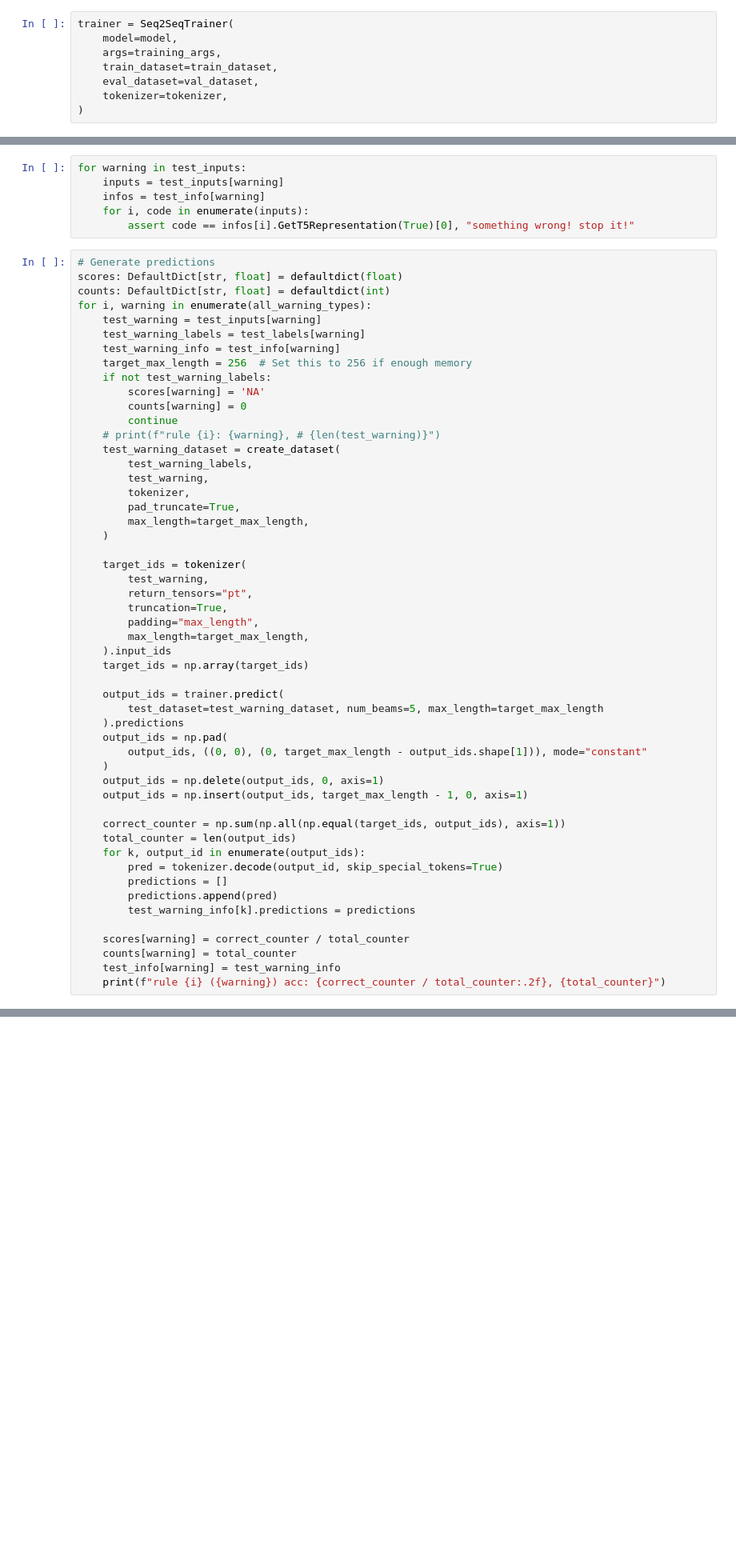
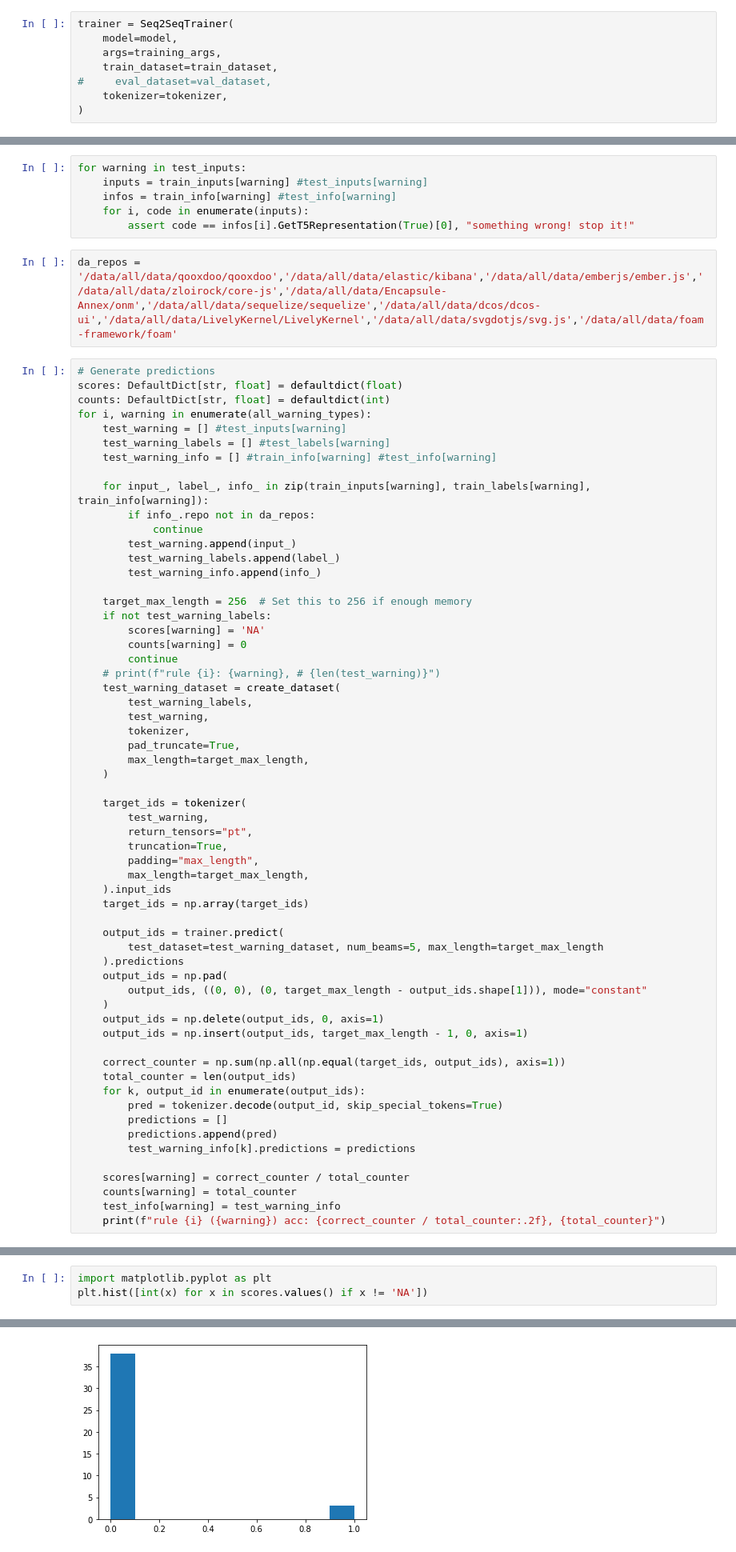
Before and after one commit to arminzirak/TFix, a Jupyter notebook: tbug_inference.ipynb, the cells around one changed output, grey strips where cells are left out. Shown at 80% size. Cells and saved outputs as stored; diff of their text form; blank space fills up the shorter version.

```diff
--- a/tbug_inference.ipynb
+++ b/tbug_inference.ipynb
@@ -134,7 +137,7 @@ trainer = Seq2SeqTrainer(
     model=model,
     args=training_args,
     train_dataset=train_dataset,
-    eval_dataset=val_dataset,
+#     eval_dataset=val_dataset,
     tokenizer=tokenizer,
 )
 # %%
@@ -147,17 +150,27 @@ Number of testing samples:  3374
 # %%
 for warning in test_inputs:
-    inputs = test_inputs[warning]
-    infos = test_info[warning]
+    inputs = train_inputs[warning] #test_inputs[warning]
+    infos = train_info[warning] #test_info[warning]
     for i, code in enumerate(inputs):
         assert code == infos[i].GetT5Representation(True)[0], "something wrong! stop it!"
+# %%
+da_repos = '/data/all/data/qooxdoo/qooxdoo','/data/all/data/elastic/kibana','/data/all/data/emberjs/ember.js','/data/all/data/zloirock/core-js','/data/all/data/Encapsule-Annex/onm','/data/all/data/sequelize/sequelize','/data/all/data/dcos/dcos-ui','/data/all/data/LivelyKernel/LivelyKernel','/data/all/data/svgdotjs/svg.js','/data/all/data/foam-framework/foam'
 # %%
 # Generate predictions
 scores: DefaultDict[str, float] = defaultdict(float)
 counts: DefaultDict[str, float] = defaultdict(int)
 for i, warning in enumerate(all_warning_types):
-    test_warning = test_inputs[warning]
-    test_warning_labels = test_labels[warning]
-    test_warning_info = test_info[warning]
+    test_warning = [] #test_inputs[warning]
+    test_warning_labels = [] #test_labels[warning]
+    test_warning_info = [] #train_info[warning] #test_info[warning]
+
+    for input_, label_, info_ in zip(train_inputs[warning], train_labels[warning], train_info[warning]):
+        if info_.repo not in da_repos:
+            continue
+        test_warning.append(input_)
+        test_warning_labels.append(label_)
+        test_warning_info.append(info_)
+
     target_max_length = 256  # Set this to 256 if enough memory
     if not test_warning_labels:
         scores[warning] = 'NA'
@@ -210,0 +240,4 @@ rule 4 (comma-style) acc: 0.18, 277
+# %%
+import matplotlib.pyplot as plt
+plt.hist([int(x) for x in scores.values() if x != 'NA'])
+# %% [output]
@@ -211,3 +247,4 @@ rule 4 (comma-style) acc: 0.18, 277
+[figure, added]
 # %%
 average, count = get_scores_weighted_average(scores, counts)
 number_of_warnings = len([scores[k] for k in scores if scores[k] != 'NA'])
```
Also changed, not shown: parts of 21 cells of this notebook, 4 other files.
